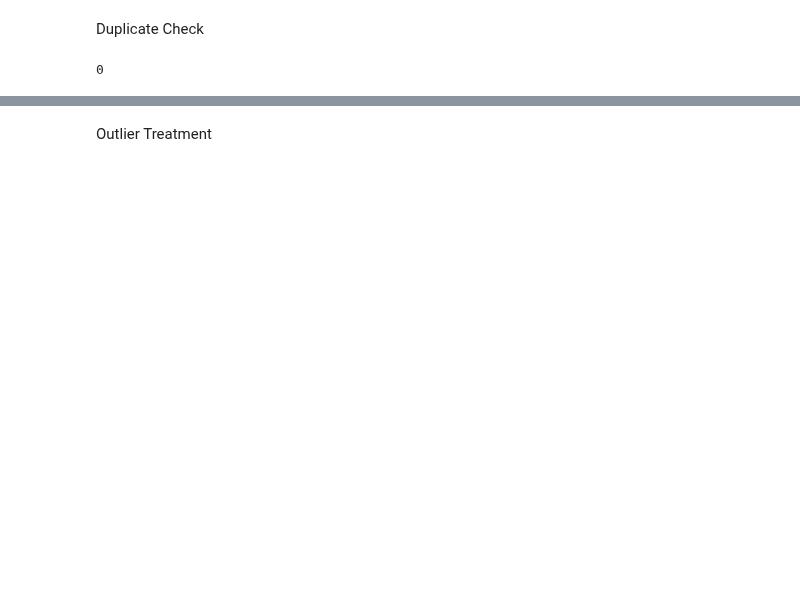
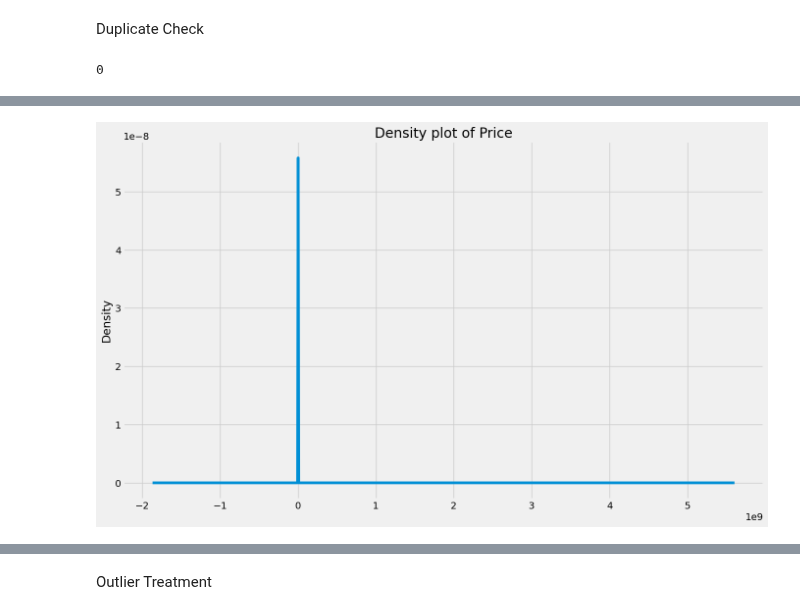
Before and after one commit to RichArden1900/Practical-Application-II-Assignment-11.1, a Jupyter notebook: prompt_II.ipynb, the cells around one changed output, grey strips where cells are left out. Cells and saved outputs as stored; diff of their text form; code cells hidden in the pictures; blank space fills up the shorter version.

```diff
--- a/prompt_II.ipynb
+++ b/prompt_II.ipynb
@@ -374,0 +378,4 @@ Feature Engineering
+# %%
+df['price'].plot(kind = 'density', title = "Density plot of Price");
+# %% [output]
+[figure, added]
```
Also changed, not shown: parts of 88 cells of this notebook.
